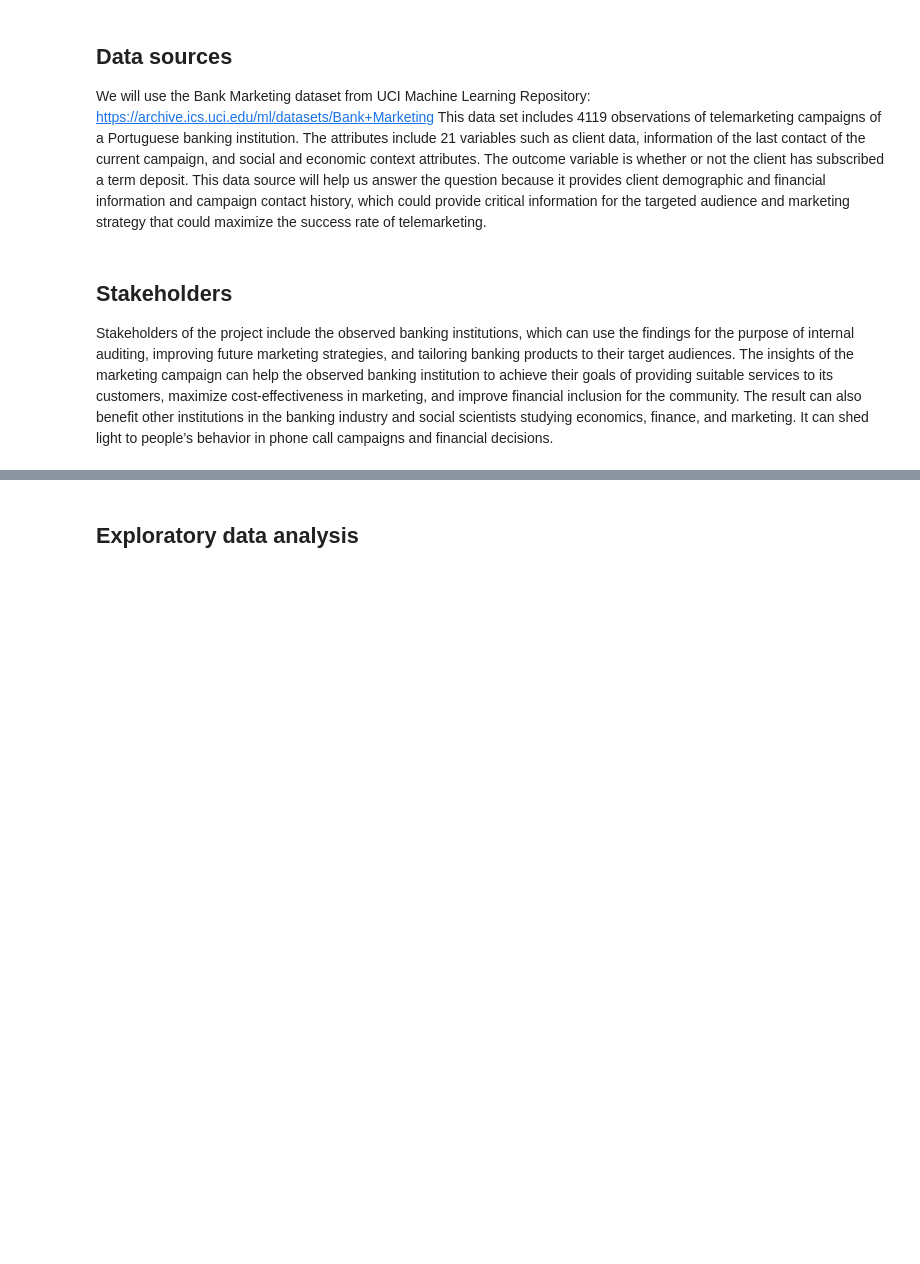
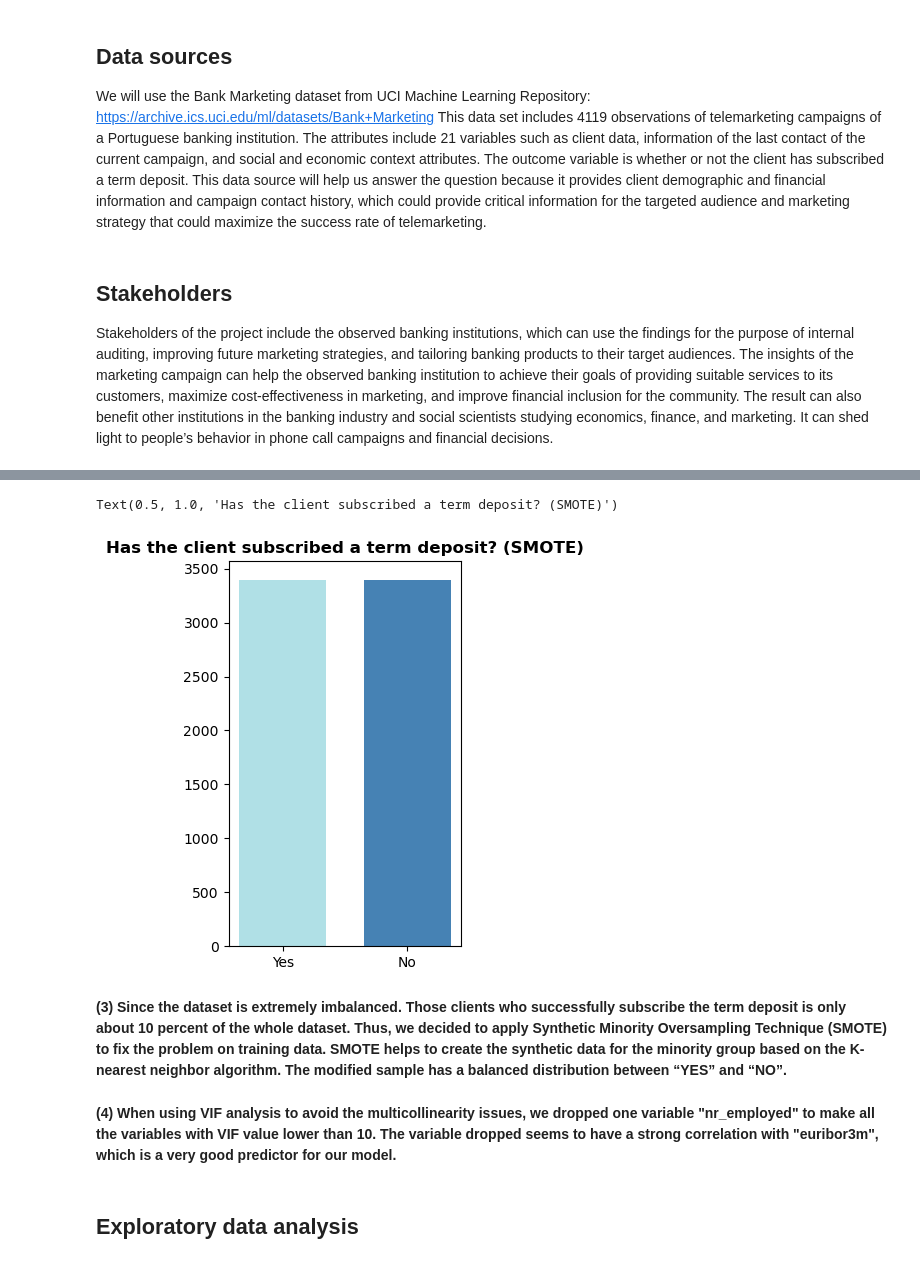
Before and after one commit to carriezeng6443/STAT-303-2-MAAC-Project, a Jupyter notebook: MAAC_Report.ipynb, the cells around one changed output, grey strips where cells are left out. Drawn from its saved outputs; the diff is of its cells as text; code cells hidden in the pictures; blank space fills up the shorter version.

```diff
--- a/MAAC_Report.ipynb
+++ b/MAAC_Report.ipynb
@@ -43,3 +120,21 @@ Did you do any data wrangling or data preparation before the data was ready to u
+# %%
+Subscription = {'Yes':3398, 'No':3398}
+YN = list(Subscription.keys())
+Counts = list(Subscription.values())
+
+fig = plt.figure(figsize = (3, 5))
+
+# creating the bar plot
+plt.bar(YN, Counts, color = ['powderblue', 'steelblue'], width = 0.7)
+
+plt.title("Has the client subscribed a term deposit? (SMOTE)",fontdict={'fontsize': '12', 'fontweight' : 'bold'})
+# %% [output]
+Text(0.5, 1.0, 'Has the client subscribed a term deposit? (SMOTE)')
+[figure, added]
+# %% [markdown]
+**(3) Since the dataset is extremely imbalanced. Those clients who successfully subscribe the term deposit is only about 10 percent of the whole dataset. Thus, we decided to apply Synthetic Minority Oversampling Technique (SMOTE) to fix the problem on training data. SMOTE helps to create the synthetic data for the minority group based on the K-nearest neighbor algorithm. The modified sample has a balanced distribution between “YES” and “NO”.**
+# %% [markdown]
+**(4) When using VIF analysis to avoid the multicollinearity issues, we dropped one variable "nr_employed" to make all the variables with VIF value lower than 10. The variable dropped seems to have a strong correlation with "euribor3m", which is a very good predictor for our model.**
 # %% [markdown]
 ## Exploratory data analysis
 # %% [markdown]
```
Also changed, not shown: parts of 9 cells of this notebook.
